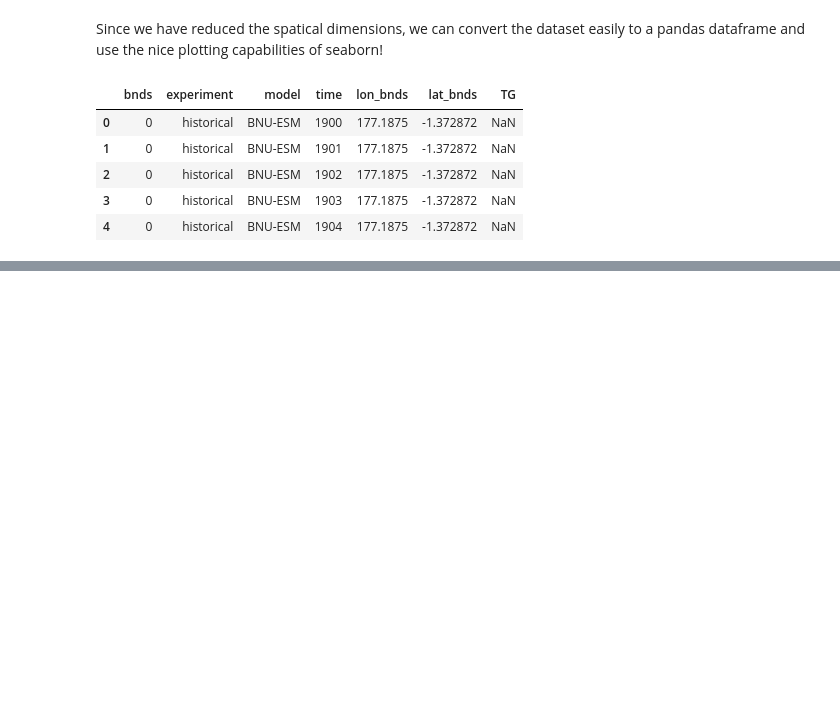
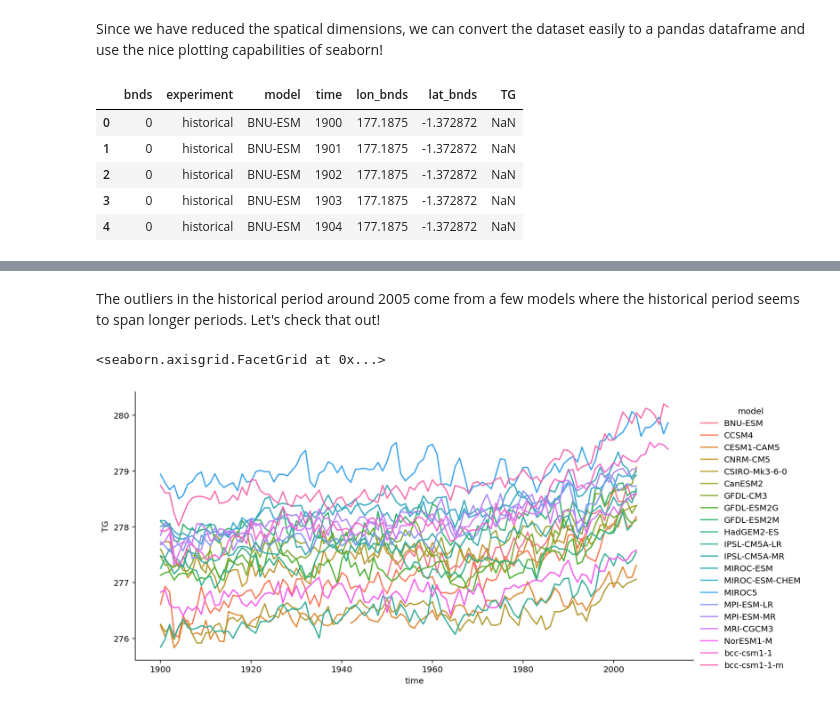
Before and after one commit to larsbuntemeyer/notebooks, a Jupyter notebook: climdex-catalog.ipynb, the cells around one changed output, grey strips where cells are left out. Drawn from its saved outputs; the diff is of its cells as text; code cells hidden in the pictures; blank space fills up the shorter version.

```diff
--- a/climdex-catalog.ipynb
+++ b/climdex-catalog.ipynb
@@ -373,0 +374,2 @@ sns.relplot(data=df_all,
+# %%
+df_hist = df_all[df_all['experiment'] == 'historical']
@@ -373,0 +390,9 @@ sns.relplot(data=df_all,
+# %% [markdown]
+The outliers in the historical period around 2005 come from a few models where the historical period seems to span longer periods. Let's check that out!
+# %%
+sns.relplot(data=df_hist, x="time",
+            y="TG", hue='model',
+            kind="line", aspect=2)
+# %% [output]
+<seaborn.axisgrid.FacetGrid at 0x...>
+[figure, added]
```
Also changed, not shown: parts of 6 cells of this notebook.
